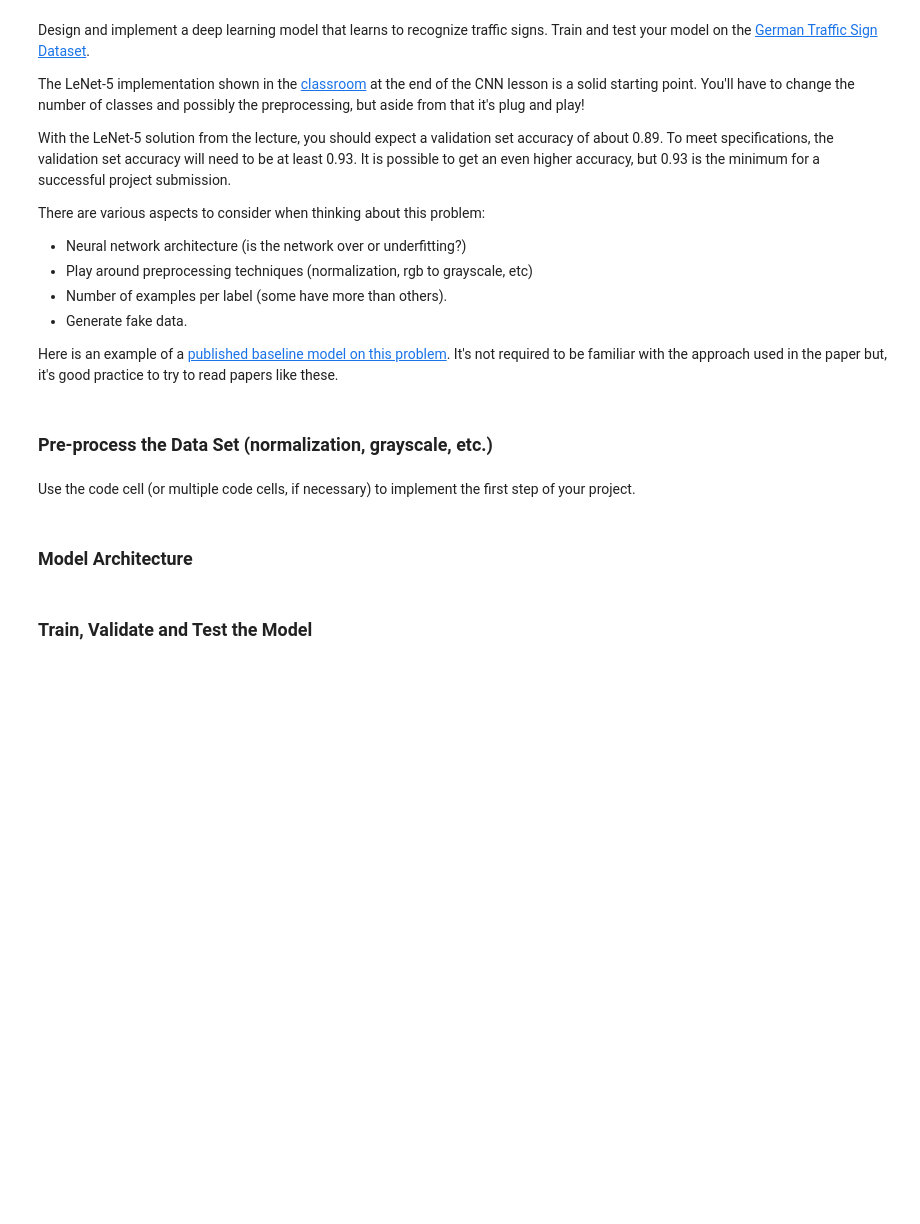
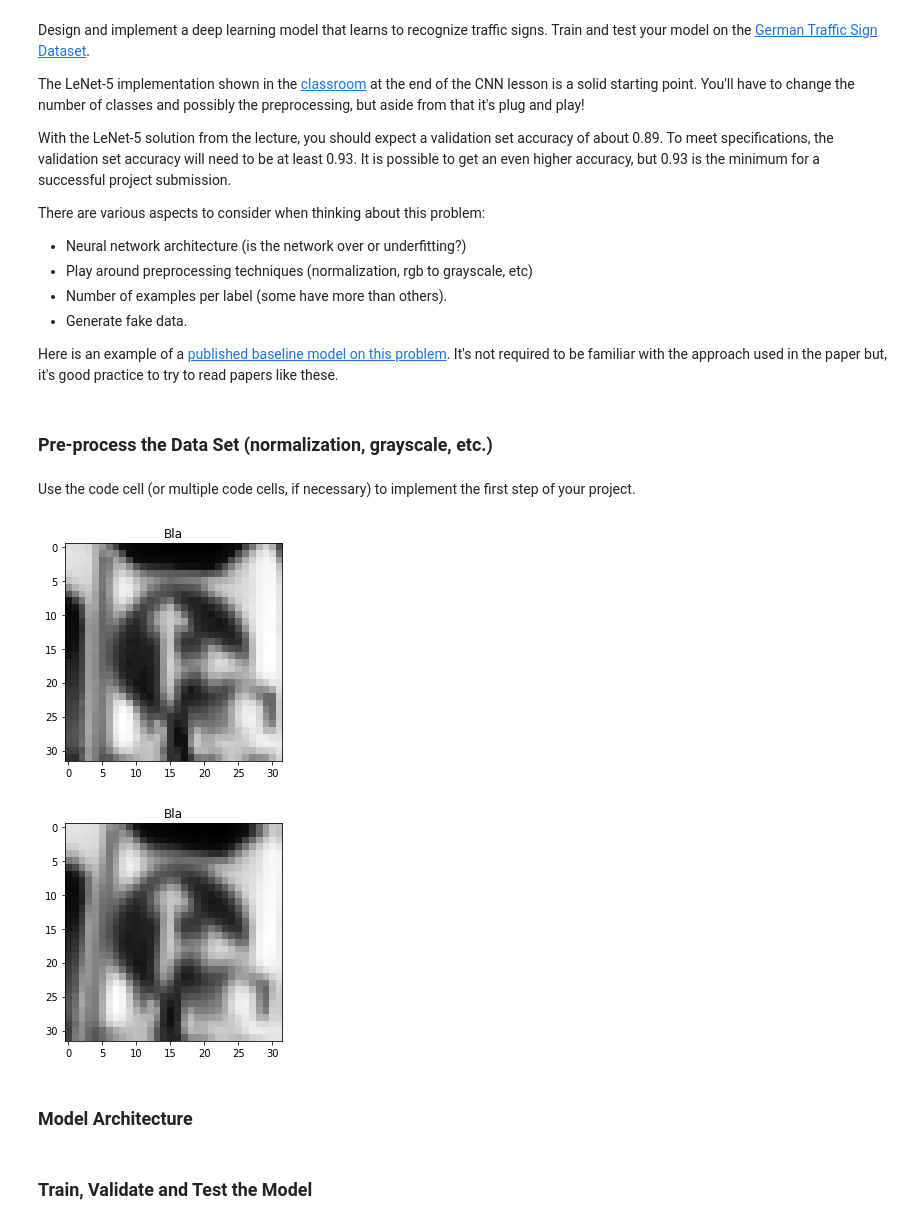
Before and after one commit to kindoblue/CarND-Traffic-Sign-Classifier-Project, a Jupyter notebook: Traffic_Sign_Classifier.ipynb, the cells around one changed output. Drawn from its saved outputs; the diff is of its cells as text; code cells hidden in the pictures; blank space fills up the shorter version.

```diff
--- a/Traffic_Sign_Classifier.ipynb
+++ b/Traffic_Sign_Classifier.ipynb
@@ -185,3 +182,72 @@ Use the code cell (or multiple code cells, if necessary) to implement the first
+# %%
+### Preprocess the data here. Preprocessing steps could include normalization, converting to grayscale, etc.
+### Feel free to use as many code cells as needed.
+import cv2
+
+def pipeline(img):
+    """Convert to gray color and perform histogram equalisation"""
+    gray = cv2.cvtColor(img, cv2.COLOR_BGR2GRAY)
+    return cv2.equalizeHist(gray)
+
+def change_perspective(img, new_bbox):
+    """It takes an image and warp to the new bounding box by
+       using homography"""
+
+    # the bounding box on the source image, we basically
+    # select the entire image to be warped
+    pts_src = np.float32([[0,0],[img.shape[0],0],[0,img.shape[1]],[img.shape[0],img.shape[1]]])
+
+    # four new corresponding corners in the destination image
+    pts_dst = np.float32(new_bbox)
+
+    # calculate the homography
+    h, status = cv2.findHomography(pts_src, pts_dst)
+
+    # warp source image to destination based on homography
+    return cv2.warpPerspective(img, h, (img.shape[1],img.shape[0]), borderMode=cv2.BORDER_REPLICATE)
+
+def rotation(img, center, angle):
+    """Rotate the input image around the center, of a certain amount of degrees"""
+
+    # get the rotation (and scale) matrix
+    R = cv2.getRotationMatrix2D(center, angle, 1)
+
+    # apply the affine transformation
+    return cv2.warpAffine(img, R, (img.shape[0], img.shape[1]), borderMode=cv2.BORDER_REPLICATE)
+
+# define a bunch of variants
+change_perspective_1 = lambda img: change_perspective(img, [[0,0],[32,3],[0,32],[32,28]])
+change_perspective_2 = lambda img: change_perspective(img, [[0,3],[32,0],[0,28],[32,32]])
+change_perspective_3 = lambda img: change_perspective(img, [[4,0],[28,0],[0,32],[32,32]])
+change_perspective_4 = lambda img: change_perspective(img, [[0,0],[29,3],[3,32],[32,28]])
+change_perspective_5 = lambda img: change_perspective(img, [[2,2],[32,0],[0,30],[29,32]])
+change_perspective_6 = lambda img: change_perspective(img, [[2,2],[30,2],[2,32],[32,30]])
+rotation_1 = lambda img: rotation(img, (16, 16), -15 + np.random.uniform(30))  # [-15, 15] random rotation
+rotation_2 = lambda img: rotation(img, (15, 15), -10 + np.random.uniform(20))  # [-10, 10] random rotation
+
+
+
+
+
+X_train_gray = [ pipeline(X_train[n]) for n in range(len(X_train)) ]
+
+img_src = X_train_gray[1090]
+
+plt.imshow(X_train_gray[1090], cmap='gray')
+plt.title('Bla')
+plt.show()
+
+
+img_warped = rotation_2(img_src)
+
+
+
+plt.imshow(img_warped, cmap='gray')
+plt.title('Bla')
+plt.show()
+# %% [output]
+[figure, added]
+[figure, added]
 # %% [markdown]
 ### Model Architecture
 # %%
```
Also changed, not shown: parts of 2 cells of this notebook.
